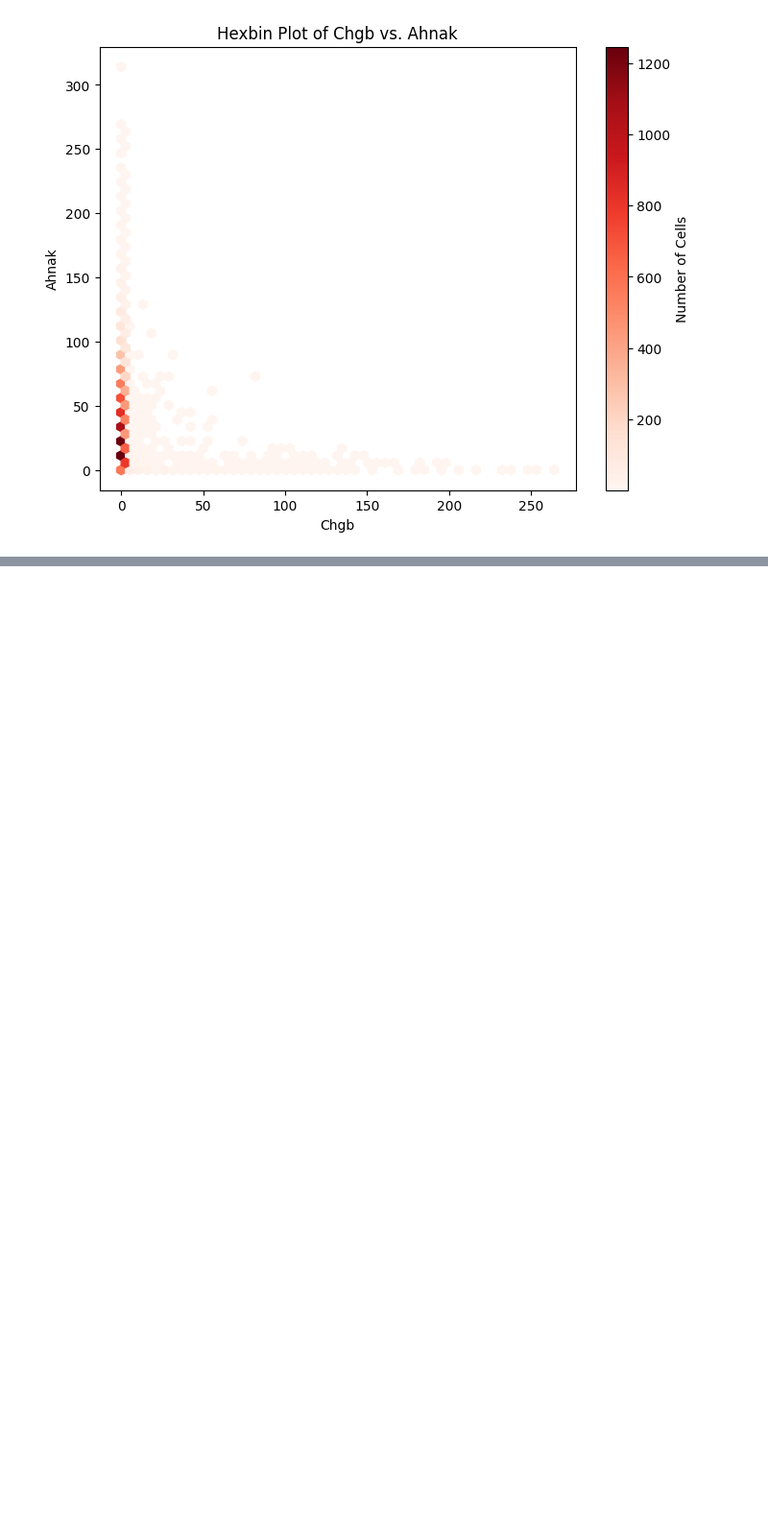
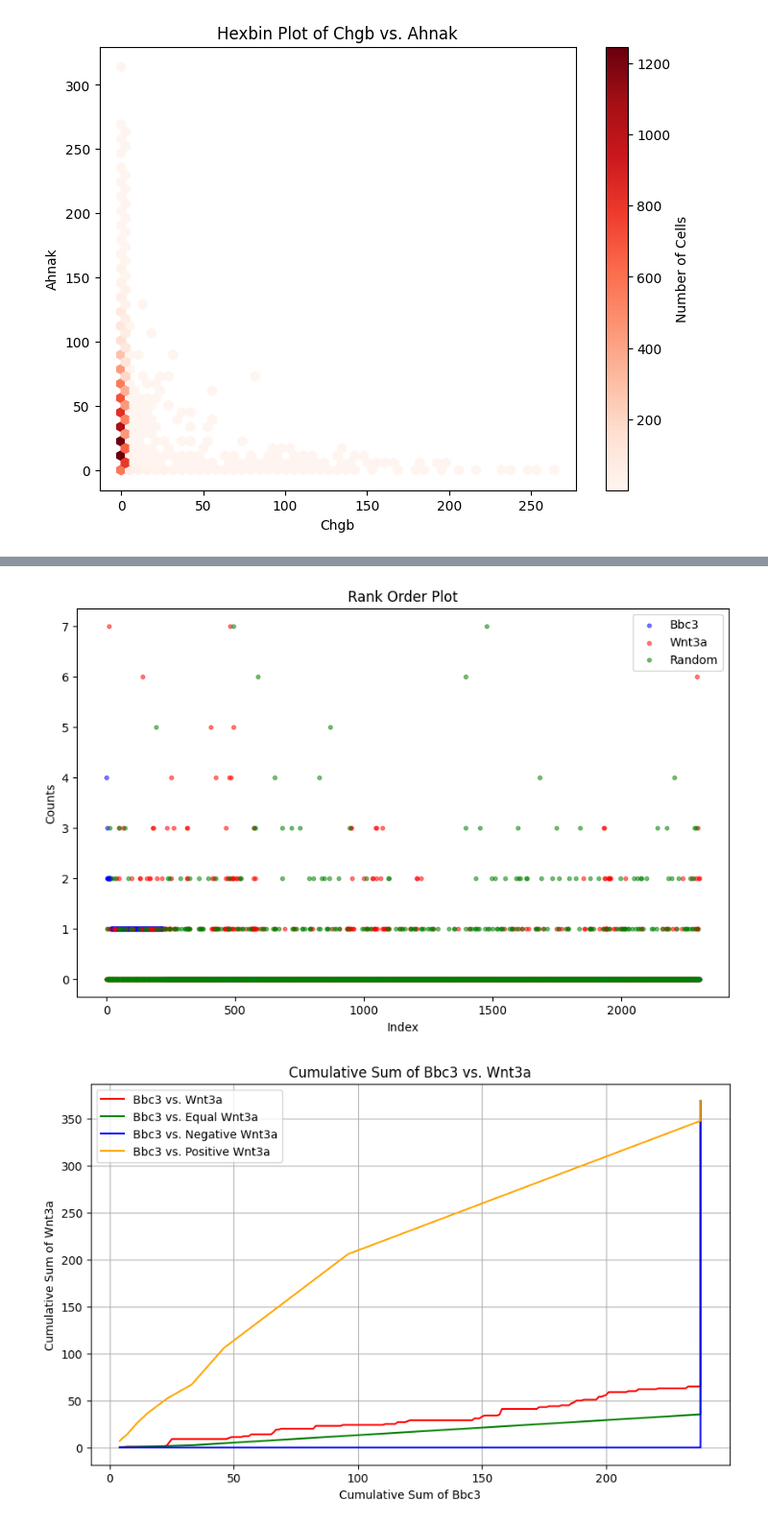
Before and after one commit to arjunrajlaboratory/l-metric, a Jupyter notebook: l_metric_demo.ipynb, the cells around one changed output, grey strips where cells are left out. Shown at 96% size. Saved outputs shown, nothing was run; the diff lists cells and outputs as text; code cells hidden in the pictures; blank space fills up the shorter version.

```diff
--- a/l_metric_demo.ipynb
+++ b/l_metric_demo.ipynb
@@ -95,0 +146,13 @@ calculator.plot_hexbin('Chgb', 'Ahnak')
+# %%
+# Load the gene expression data
+df2 = pd.read_csv('sgrun4_roi8_cbg.csv')
+
+# Set the index to be object_id
+df2 = df2.set_index('object_id')
+
+
+# Initialize the LMetricCalculator with the DataFrame
+calculator2 = LMetricCalculator(df2)
+
+
+df2.head()
@@ -95,0 +168,5 @@ calculator.plot_hexbin('Chgb', 'Ahnak')
+# %%
+calculator2.plot_rank_orders('Bbc3', 'Wnt3a')
+# %% [output]
+[figure, added]
+[figure, added]
```
Also changed, not shown: parts of 6 cells of this notebook, 1 other file.
